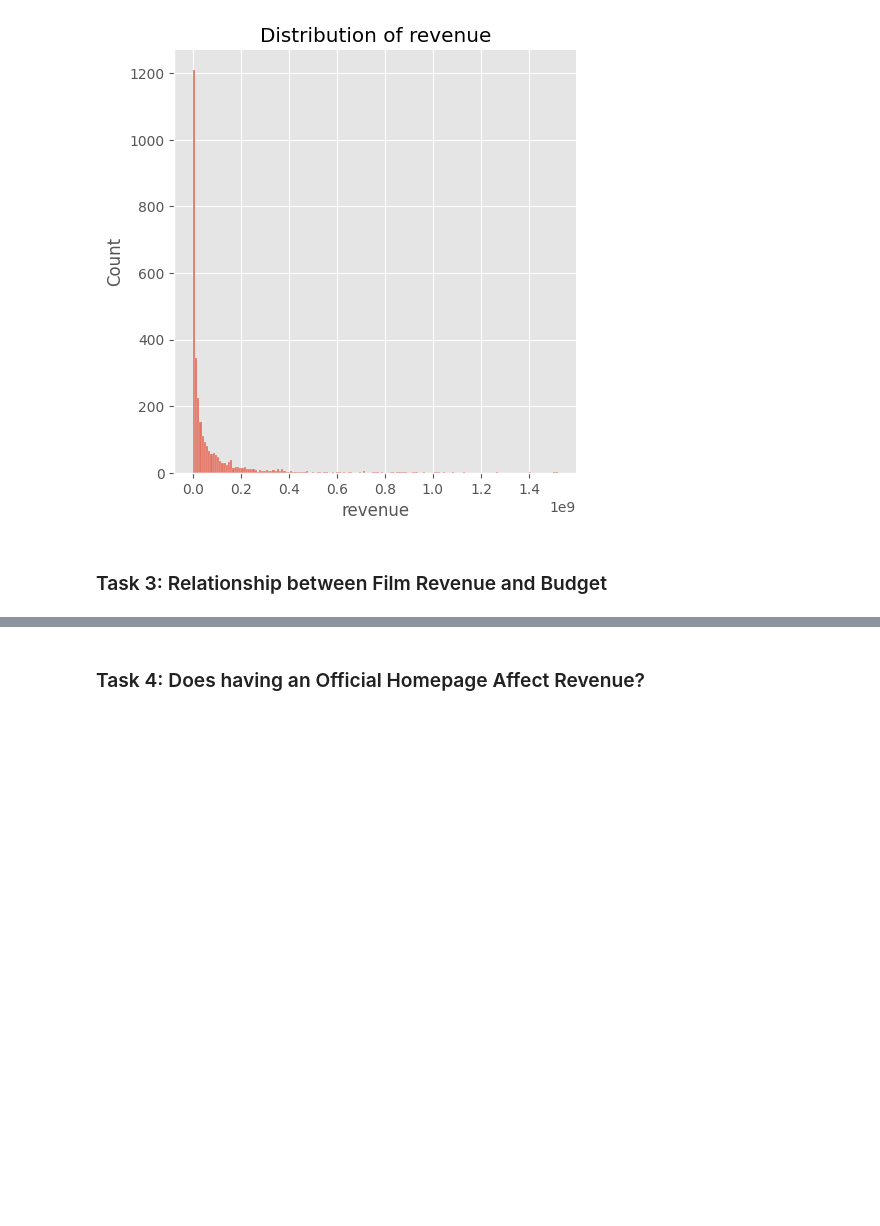
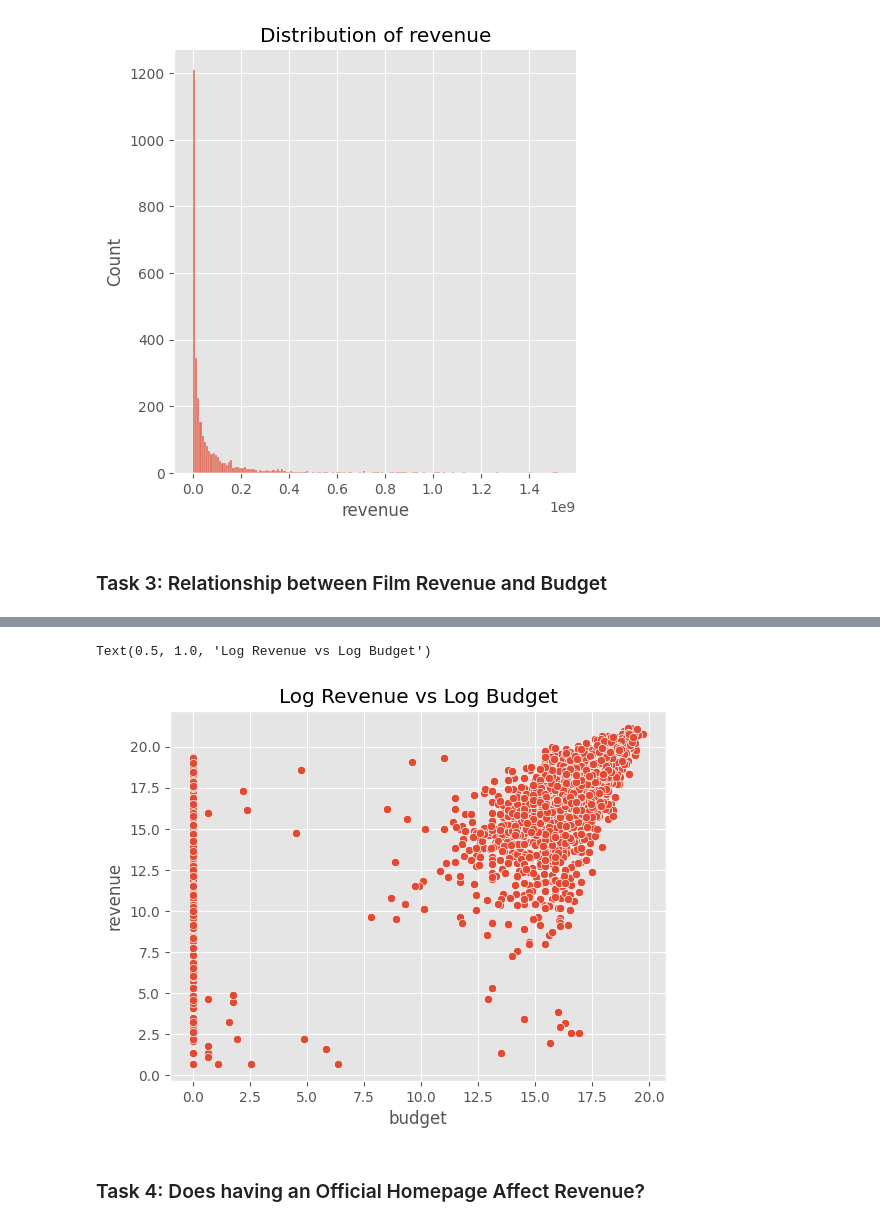
Before and after one commit to miguelestradam3/jupyter_pandas_and_seaborn, a Jupyter notebook: Learner_Notebook.ipynb, the cells around one changed output, grey strips where cells are left out. Saved outputs shown, nothing was run; the diff lists cells and outputs as text; code cells hidden in the pictures; blank space fills up the shorter version.

```diff
--- a/Learner_Notebook.ipynb
+++ b/Learner_Notebook.ipynb
@@ -75,0 +82,7 @@ Text(0.5, 1.0, 'Distribution of revenue')
+# %%
+
+sns.scatterplot(x=np.log1p(train['budget']), y=np.log1p(train['revenue']))
+plt.title('Log Revenue vs Log Budget')
+# %% [output]
+Text(0.5, 1.0, 'Log Revenue vs Log Budget')
+[figure, added]
```
Also changed, not shown: parts of 8 cells of this notebook.
